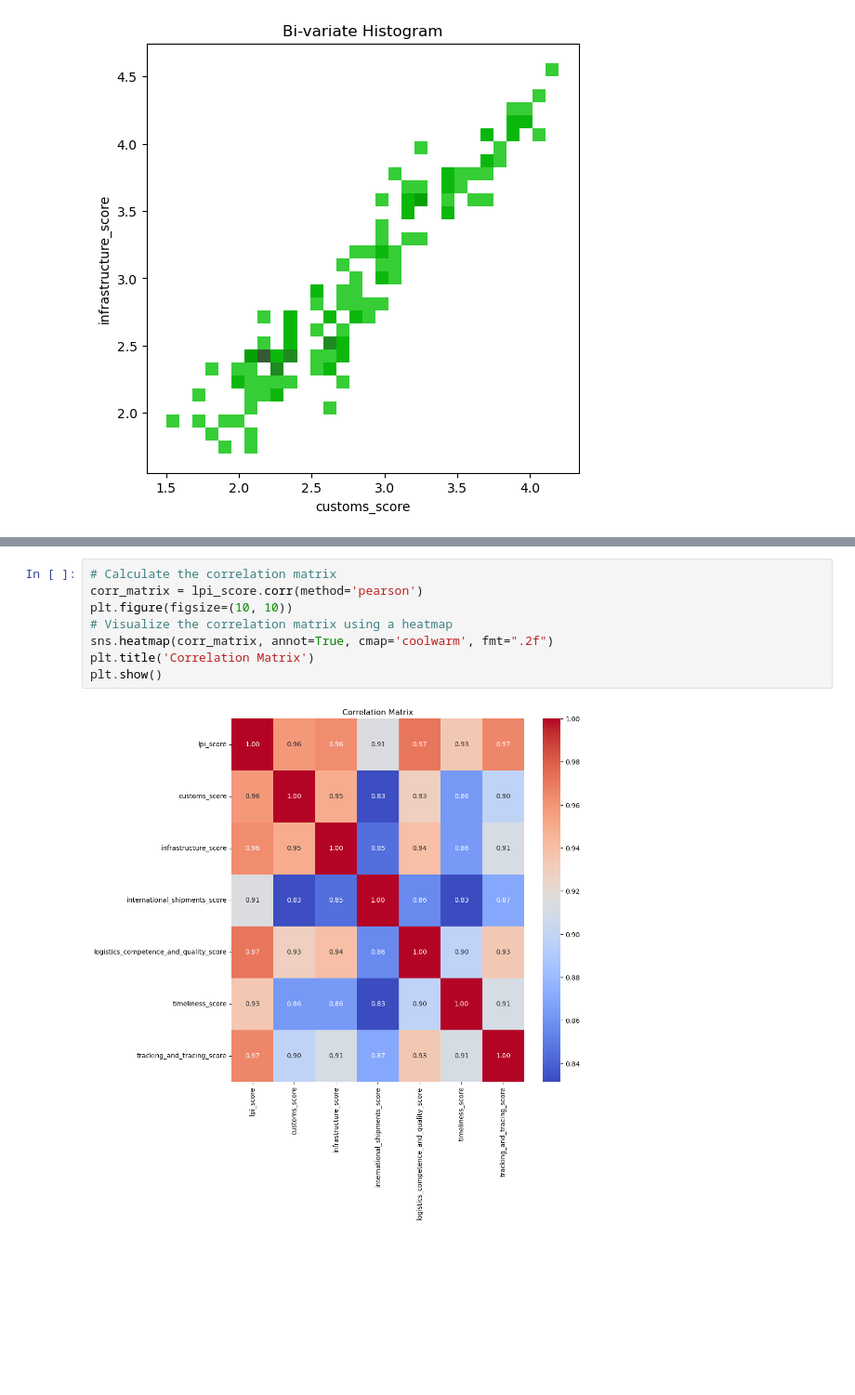
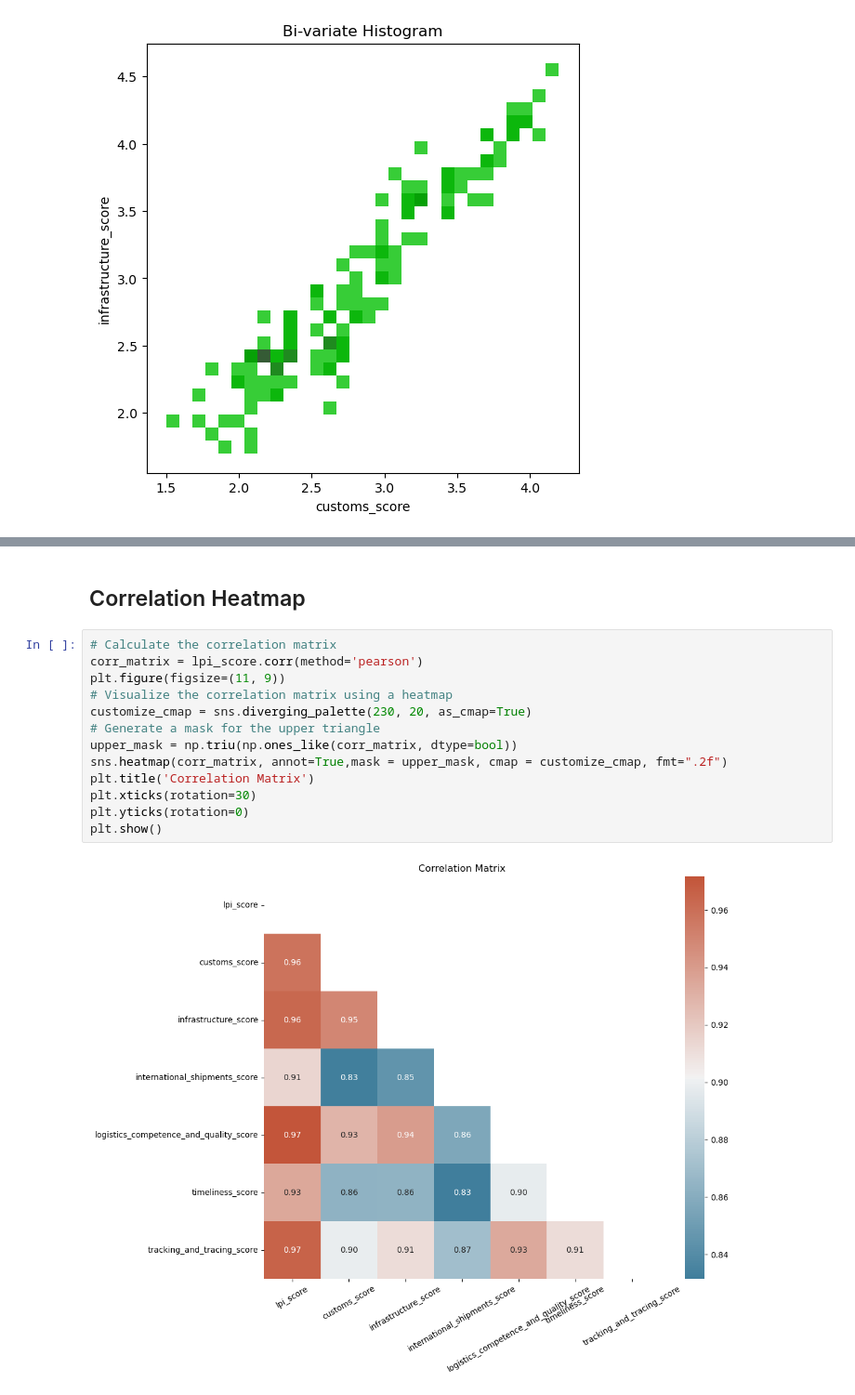
Before and after one commit to tiangenglu/data_visualization, a Jupyter notebook: 2025-04-02_useful_figures.ipynb, the cells around one changed output, grey strips where cells are left out. Shown: that part at 93% size. Drawn from its saved outputs; the diff is of its cells as text; blank space fills up the shorter version.

Commit message:
adjust correlation heatmap

```diff
--- a/2025-04-02_useful_figures.ipynb
+++ b/2025-04-02_useful_figures.ipynb
@@ -118,13 +119,20 @@ lpi_score.head()
 | Denmark | 4.1 | 4.1 | 4.1 | 3.6 | 4.1 | ... |
 | Germany | 4.1 | 3.9 | 4.3 | 3.7 | 4.2 | ... |
 | Netherlands | 4.1 | 3.9 | 4.2 | 3.7 | 4.2 | ... |
+# %% [markdown]
+## Correlation Heatmap
 # %%
 # Calculate the correlation matrix
 corr_matrix = lpi_score.corr(method='pearson')
-plt.figure(figsize=(10, 10))
+plt.figure(figsize=(11, 9))
 # Visualize the correlation matrix using a heatmap
-sns.heatmap(corr_matrix, annot=True, cmap='coolwarm', fmt=".2f")
+customize_cmap = sns.diverging_palette(230, 20, as_cmap=True)
+# Generate a mask for the upper triangle
+upper_mask = np.triu(np.ones_like(corr_matrix, dtype=bool))
+sns.heatmap(corr_matrix, annot=True,mask = upper_mask, cmap = customize_cmap, fmt=".2f")
 plt.title('Correlation Matrix')
+plt.xticks(rotation=30)
+plt.yticks(rotation=0)
 plt.show()
 # %% [output]
-[figure, old version]
+[figure, new version]
```
Also changed, not shown: parts of 2 cells of this notebook.
